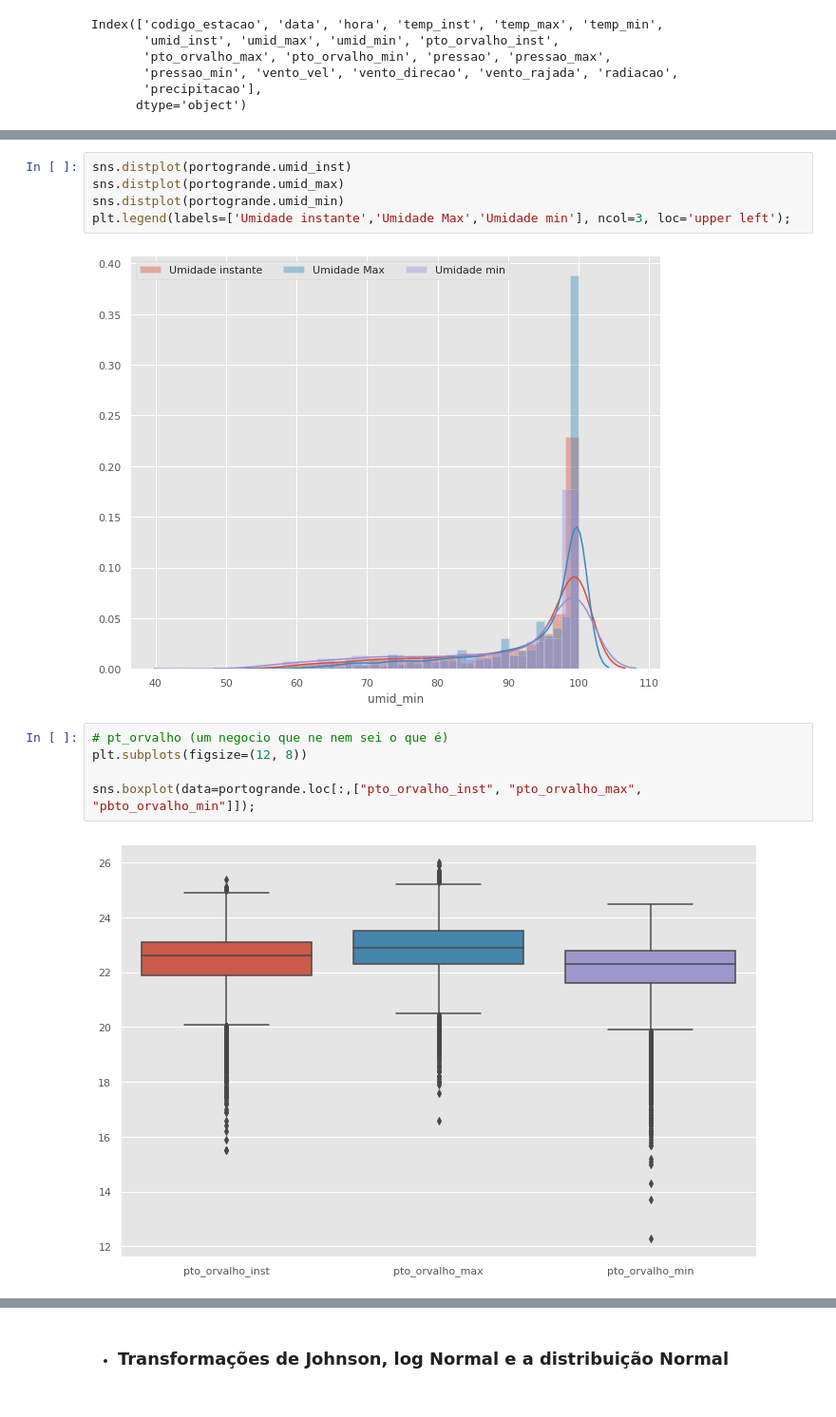
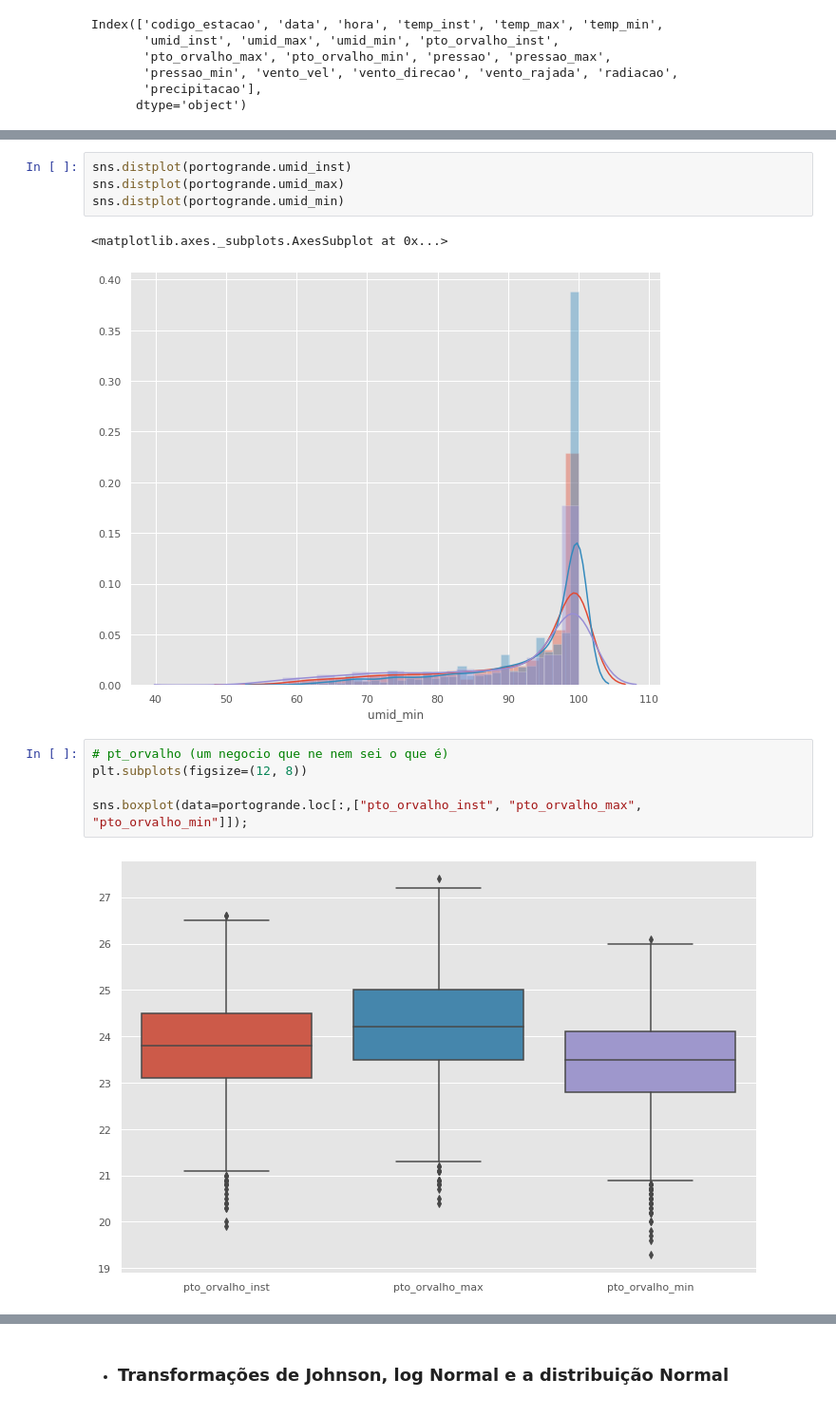
Before and after one commit to Douglas-cc/metereologia_amapa, a Jupyter notebook: src/EDA-Porto Grande.ipynb, the cells around one changed output, grey strips where cells are left out. Shown: that part at 95% size. Drawn from its saved outputs; the diff is of its cells as text.

```diff
--- a/src/EDA-Porto Grande.ipynb
+++ b/src/EDA-Porto Grande.ipynb
@@ -374,16 +383,16 @@ sns.boxplot(data=portogrande.loc[:, ["umid_inst", "umid_max", "umid_min"]]);
 sns.distplot(portogrande.umid_inst)
 sns.distplot(portogrande.umid_max)
 sns.distplot(portogrande.umid_min)
-plt.legend(labels=['Umidade instante','Umidade Max','Umidade min'], ncol=3, loc='upper left');
 # %% [output]
+<matplotlib.axes._subplots.AxesSubplot at 0x...>
-[figure, old version]
+[figure, new version]
 # %%
 # pt_orvalho (um negocio que ne nem sei o que é)
 plt.subplots(figsize=(12, 8))
 
-sns.boxplot(data=portogrande.loc[:,["pto_orvalho_inst", "pto_orvalho_max", "pbto_orvalho_min"]]);
+sns.boxplot(data=portogrande.loc[:,["pto_orvalho_inst", "pto_orvalho_max", "pto_orvalho_min"]]);
 # %% [output]
-[figure, old version]
+[figure, new version]
 # %%
 # pressão atmosferica
 plt.subplots(figsize=(12, 8))
```
Also changed, not shown: parts of 31 cells of this notebook, 13 other files.
